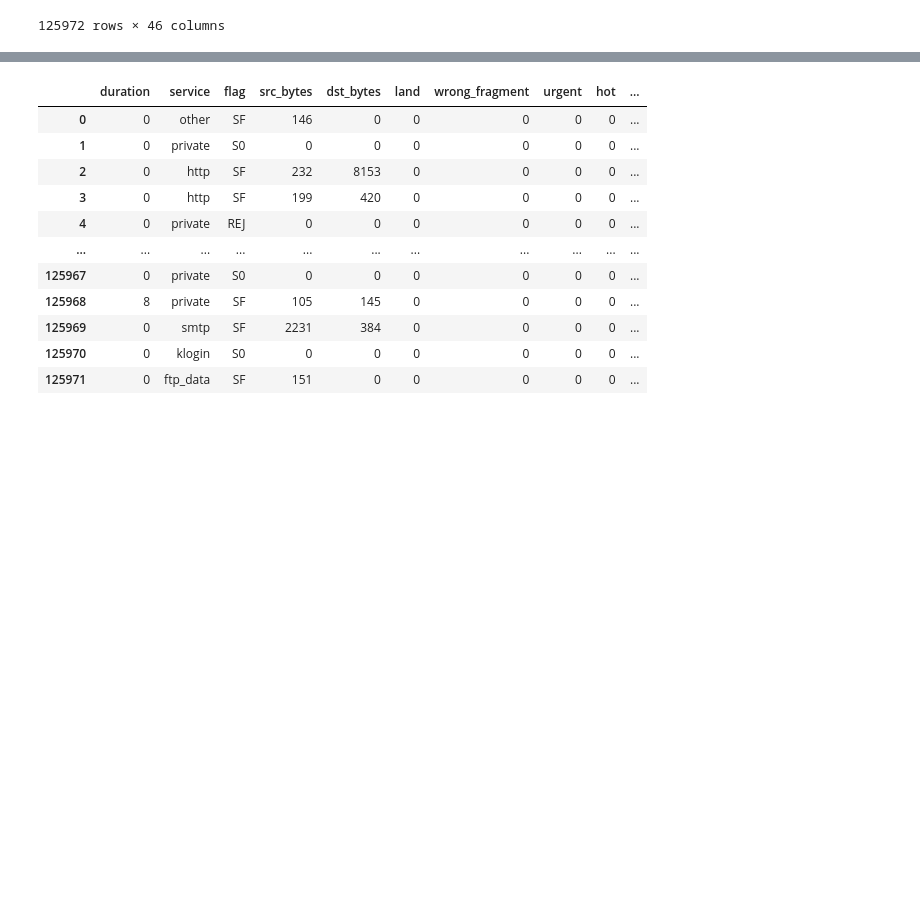
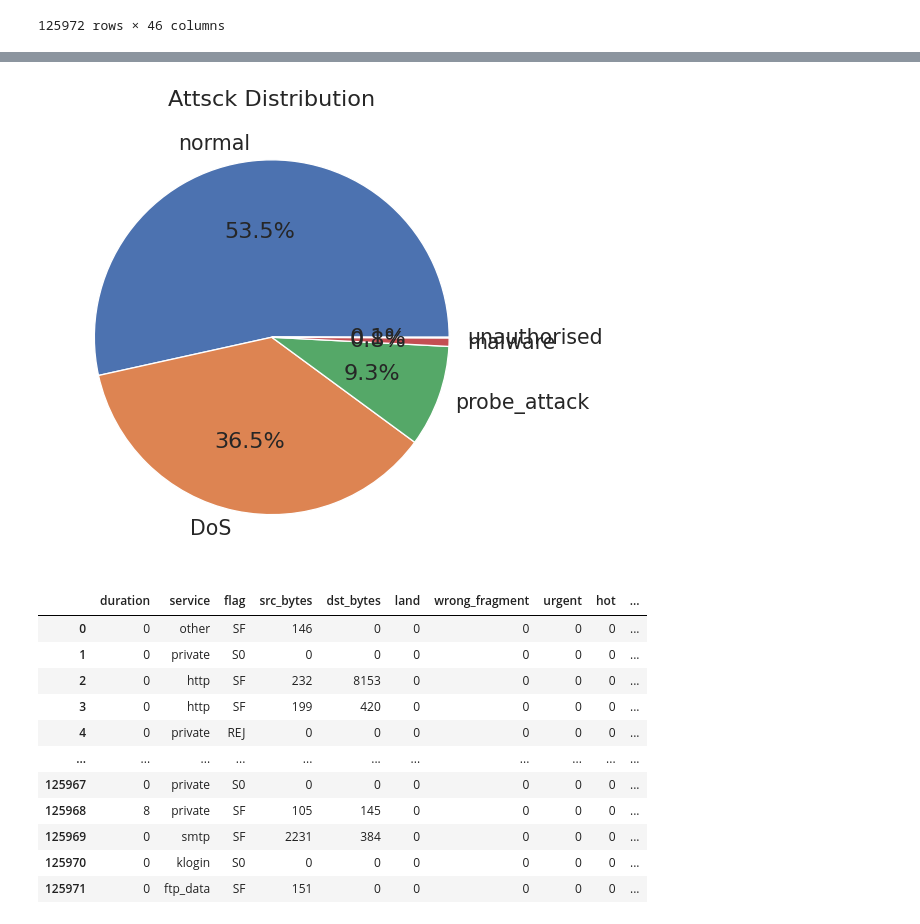
Before and after one commit to HarrisKucukalic/CSS2_Group_3, a Jupyter notebook: Group3_Tutorial1_CodeImplementation_1.ipynb, the cells around one changed output, grey strips where cells are left out. Cells and saved outputs as stored; diff of their text form; code cells hidden in the pictures; blank space fills up the shorter version.

```diff
--- a/Group3_Tutorial1_CodeImplementation_1.ipynb
+++ b/Group3_Tutorial1_CodeImplementation_1.ipynb
@@ -224,3 +297,10 @@ plt.show()
+# %%
+label_counts = KDD_Train_encoded['attack_group'].value_counts()
+plt.pie(label_counts, labels=label_counts.index, autopct='%1.1f%%')
+plt.title('Attsck Distribution')
+plt.show()
+# %% [output]
+[figure, added]
 # %%
 # import LabelEncoder from sklearn.preprocessing
 from sklearn.preprocessing import LabelEncoder
```
Also changed, not shown: parts of 29 cells of this notebook.
